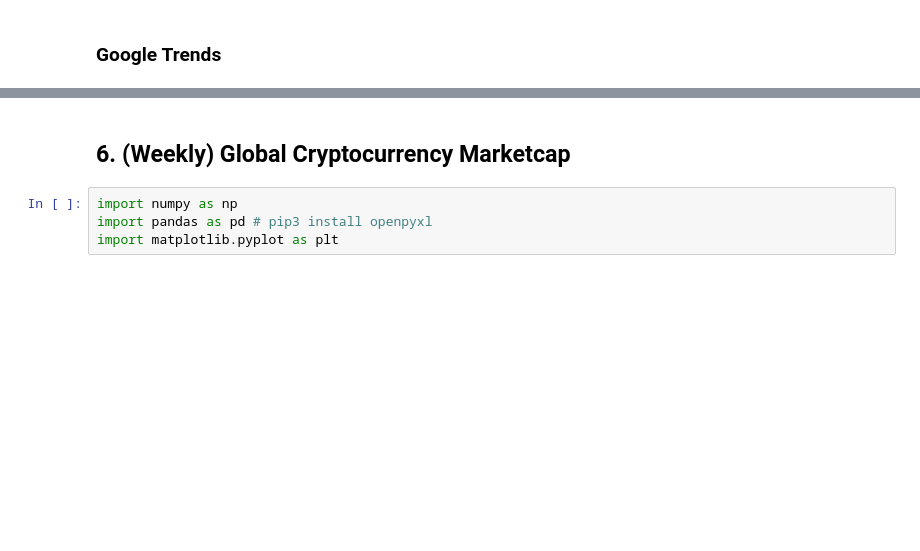
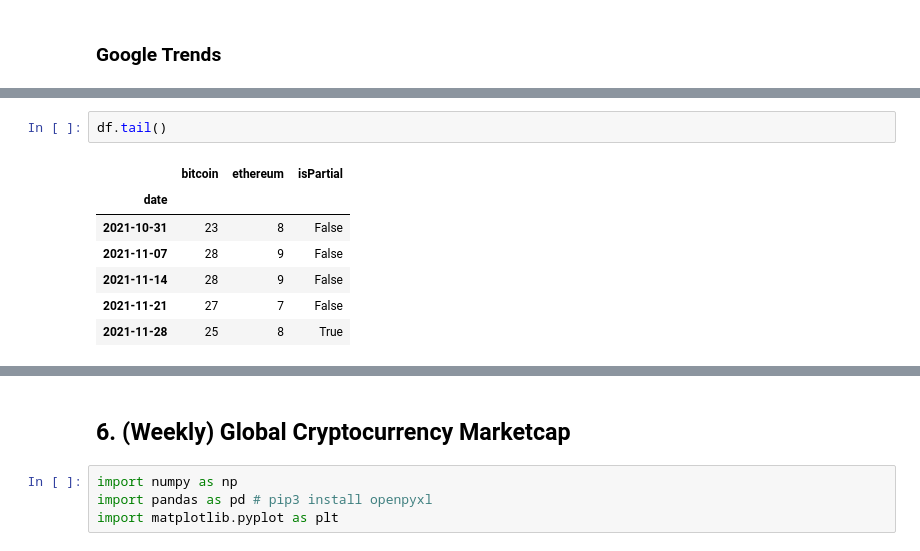
Before and after one commit to mxagar/crypto_analysis, a Jupyter notebook: 00_DatasetPreparation.ipynb, the cells around one changed output, grey strips where cells are left out. Drawn from its saved outputs; the diff is of its cells as text; blank space fills up the shorter version.

```diff
--- a/00_DatasetPreparation.ipynb
+++ b/00_DatasetPreparation.ipynb
@@ -473,0 +525,10 @@ for coin in data["data"]:
+# %%
+df.tail()
+# %% [output]
+|  | bitcoin | ethereum | isPartial |
+| date |  |  |  |
+| 2021-10-31 | 23 | 8 | False |
+| 2021-11-07 | 28 | 9 | False |
+| 2021-11-14 | 28 | 9 | False |
+| 2021-11-21 | 27 | 7 | False |
+| 2021-11-28 | 25 | 8 | True |
```
Also changed, not shown: parts of 31 cells of this notebook, 2 other files.
